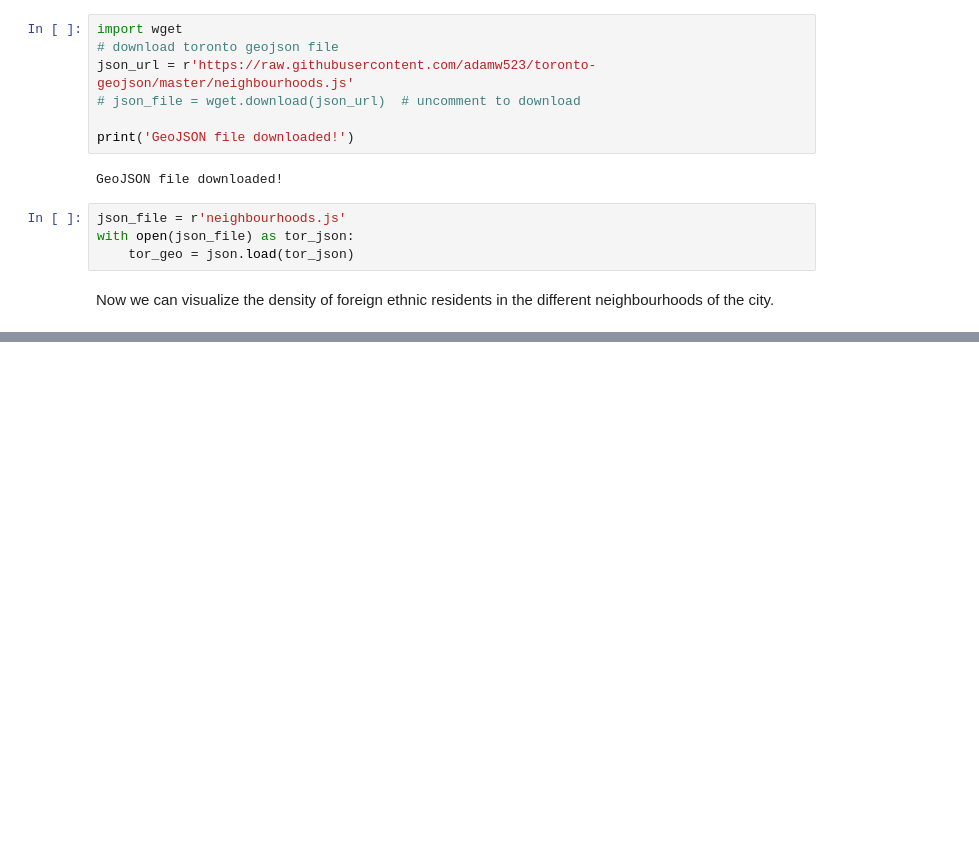
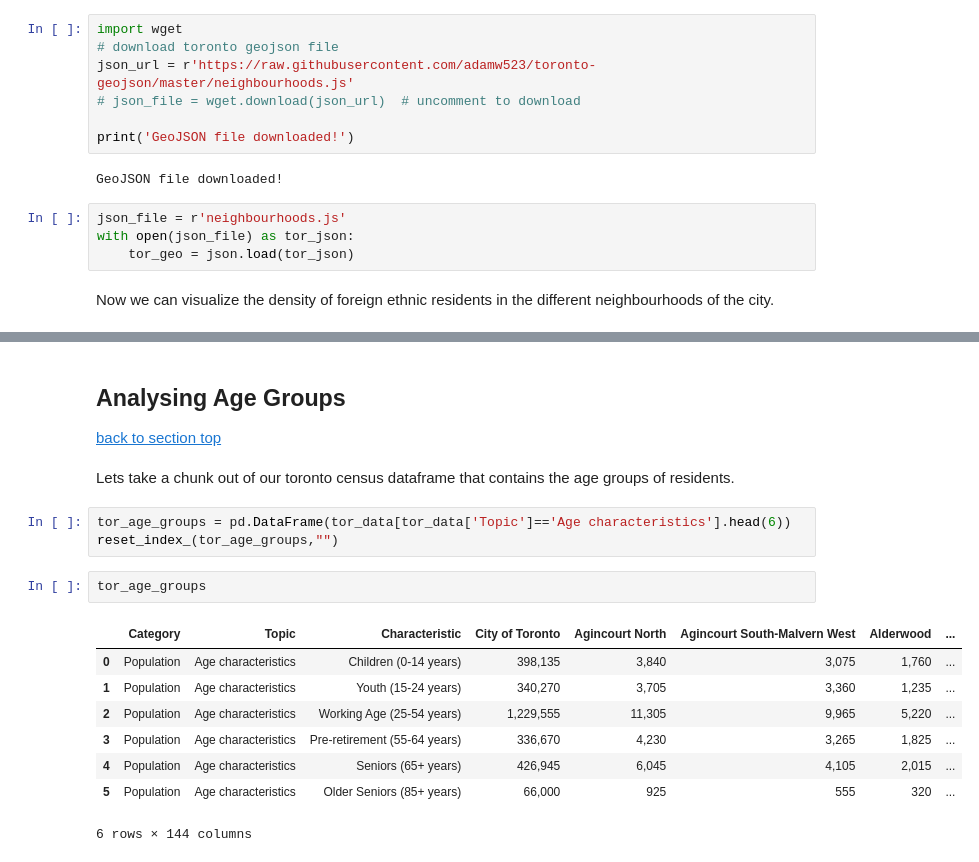
Before and after one commit to Jo-Sundaram/Coursera_Capstone, a Jupyter notebook: Coursera Capstone Project - Battle of the Neighbourhoods.ipynb, the cells around one changed output, grey strips where cells are left out. Cells and saved outputs as stored; diff of their text form; blank space fills up the shorter version.

```diff
--- a/Coursera Capstone Project - Battle of the Neighbourhoods.ipynb
+++ b/Coursera Capstone Project - Battle of the Neighbourhoods.ipynb
@@ -270,3 +275,22 @@ folium.LayerControl().add_to(tor_choro)
 tor_choro
 # %% [output]
 [interactive output not drawn]
+# %% [markdown]
+<h2>Analysing Age Groups<a id = "age"></a></h2>
+<a href = "#CTOP">back to section top</a>
+# %% [markdown]
+Lets take a chunk out of our toronto census dataframe that contains the age groups of residents.
+# %%
+tor_age_groups = pd.DataFrame(tor_data[tor_data['Topic']=='Age characteristics'].head(6))
+reset_index_(tor_age_groups,"")
+# %%
+tor_age_groups
+# %% [output]
+|  | Category | Topic | Characteristic | City of Toronto | Agincourt North | Agincourt South-Malvern West | Alderwood | ... |
+| 0 | Population | Age characteristics | Children (0-14 years) | 398,135 | 3,840 | 3,075 | 1,760 | ... |
+| 1 | Population | Age characteristics | Youth (15-24 years) | 340,270 | 3,705 | 3,360 | 1,235 | ... |
+| 2 | Population | Age characteristics | Working Age (25-54 years) | 1,229,555 | 11,305 | 9,965 | 5,220 | ... |
+| 3 | Population | Age characteristics | Pre-retirement (55-64 years) | 336,670 | 4,230 | 3,265 | 1,825 | ... |
+| 4 | Population | Age characteristics | Seniors (65+ years) | 426,945 | 6,045 | 4,105 | 2,015 | ... |
+| 5 | Population | Age characteristics | Older Seniors (85+ years) | 66,000 | 925 | 555 | 320 | ... |
+6 rows × 144 columns
```
Also changed, not shown: parts of 14 cells of this notebook.
